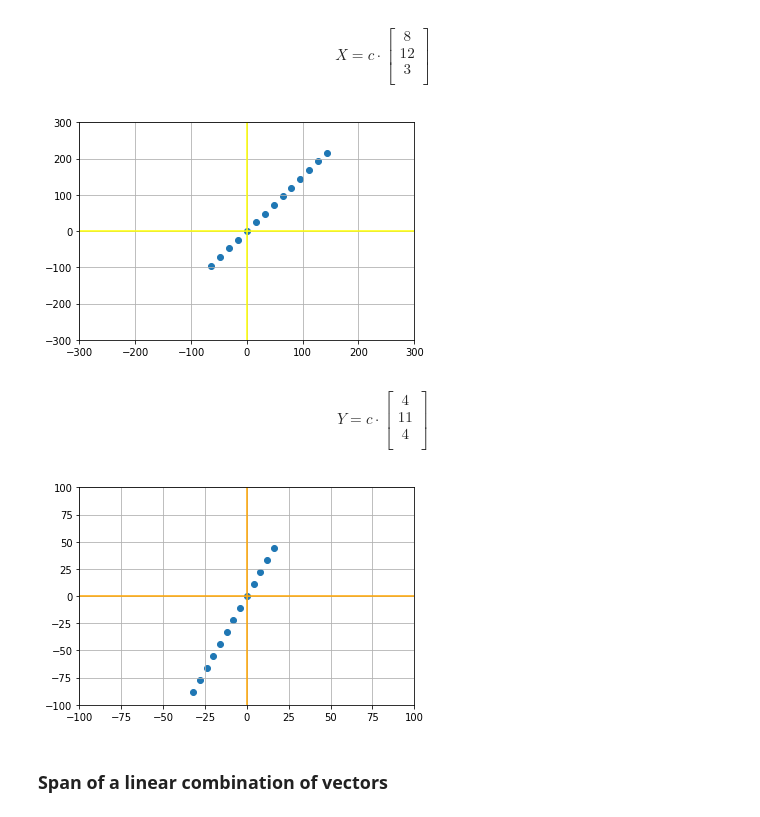
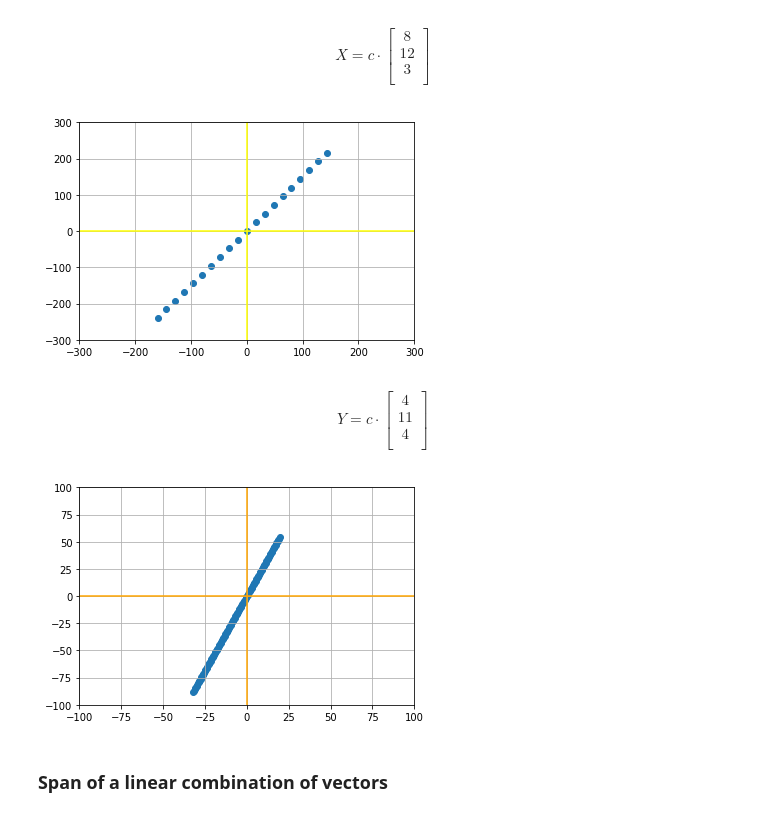
Before and after one commit to Mowee0/LinearAlgebra_2ndSem, a Jupyter notebook: FINAL_Assignment_10_Arriola_Valenzuela.ipynb, the cells around one changed output. Saved outputs shown, nothing was run; the diff lists cells and outputs as text; code cells hidden in the pictures.

```diff
--- a/FINAL_Assignment_10_Arriola_Valenzuela.ipynb
+++ b/FINAL_Assignment_10_Arriola_Valenzuela.ipynb
@@ -37,7 +37,7 @@ As discussed in the lecture, the span of individual vectors can be represented b
 # %% [markdown]
 $$X = c\cdot \begin{bmatrix} 8\\12\\3 \\\end{bmatrix} $$
 # %%
-c = np.arange(-8,20,2)
+c = np.arange(-20,20,2)
 
 plt.scatter(c*vectX[0],c*vectX[1])
 
@@ -48,22 +48,22 @@ plt.axvline(x=0, color='yellow')
 plt.grid()
 plt.show()
 # %% [output]
-[figure, old version]
+[figure, new version]
 # %% [markdown]
 $$Y = c\cdot \begin{bmatrix} 4\\11\\4\\\end{bmatrix} $$
 # %%
-c = np.arange(-8,5,1)
+c = np.arange(-8,5,0.1)
 
 plt.scatter(c*vectY[0],c*vectY[1])
 
 plt.xlim(-100,100)
 plt.ylim(-100,100)
 plt.axhline(y=0, color='orange')
 plt.axvline(x=0, color='orange')
 plt.grid()
 plt.show()
 # %% [output]
-[figure, old version]
+[figure, new version]
 # %% [markdown]
 ### Span of a linear combination of vectors
 # %% [markdown]
```
Also changed, not shown: parts of 11 cells of this notebook.
